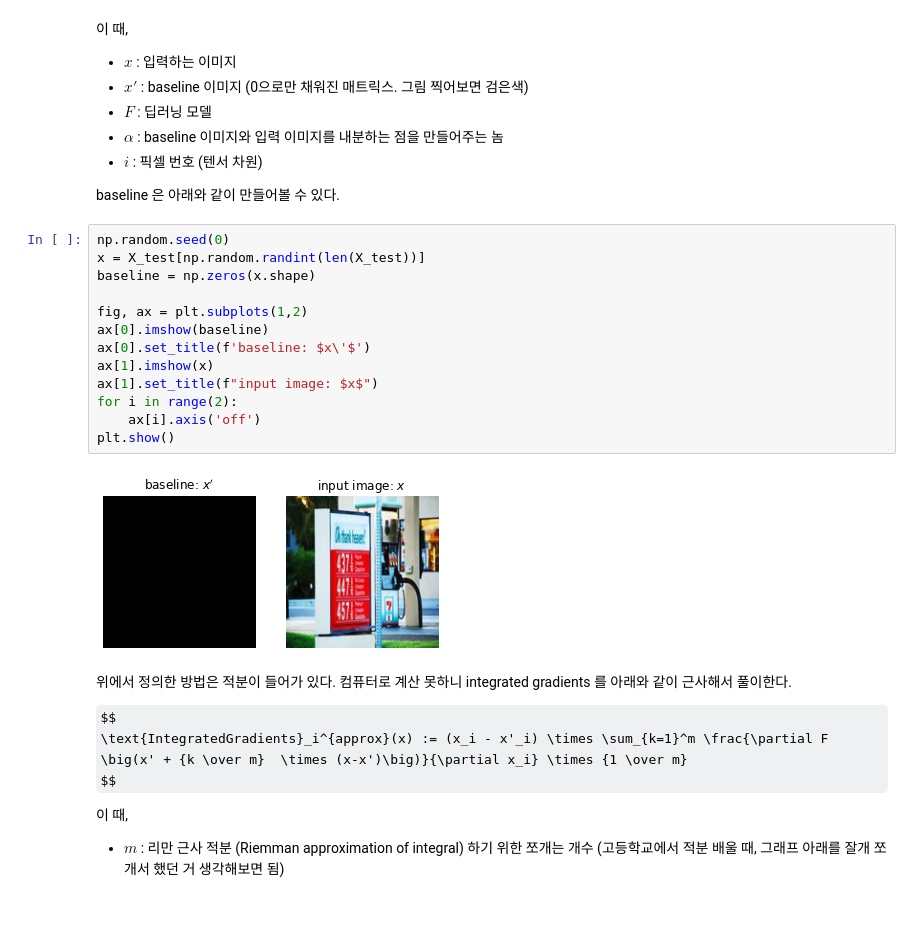
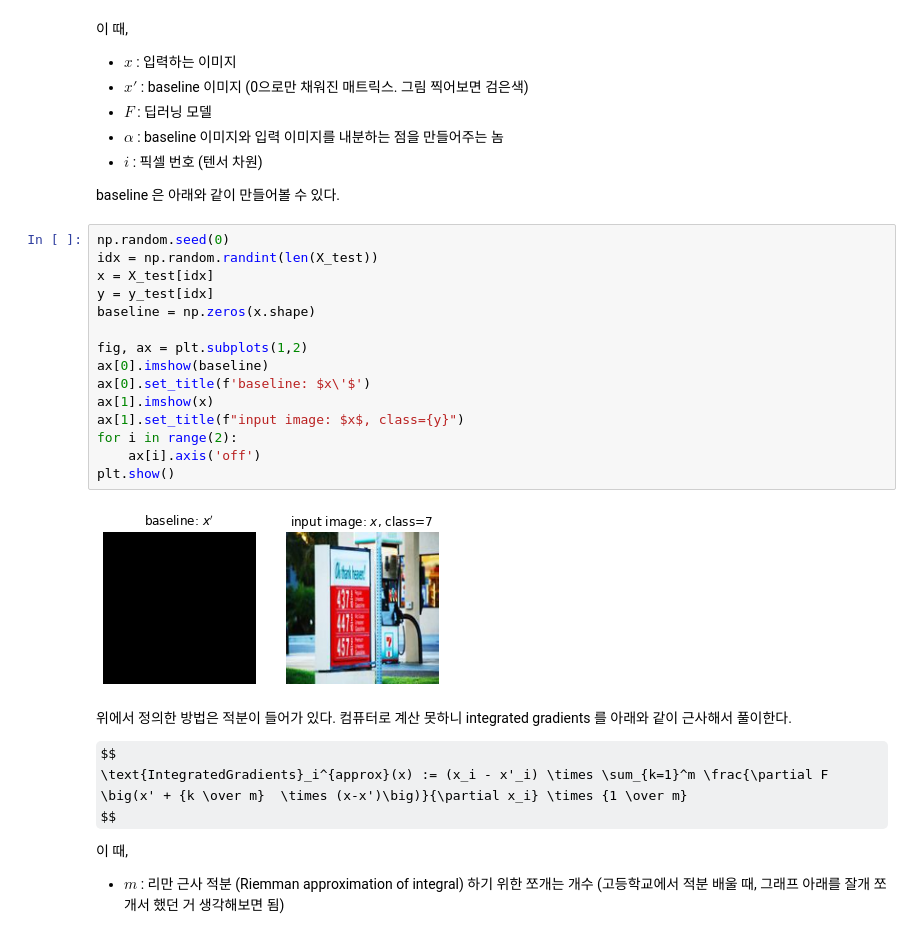
Before and after one commit to hyerica-bdml/tensorflow-2-tutorials, a Jupyter notebook: 07-visualization/05-integrated-gradient.ipynb, the cells around one changed output. Cells and saved outputs as stored; diff of their text form; some formulas as TeX source.

```diff
--- a/07-visualization/05-integrated-gradient.ipynb
+++ b/07-visualization/05-integrated-gradient.ipynb
@@ -168,19 +168,21 @@ $$
 baseline 은 아래와 같이 만들어볼 수 있다.
 # %%
 np.random.seed(0)
-x = X_test[np.random.randint(len(X_test))]
+idx = np.random.randint(len(X_test))
+x = X_test[idx]
+y = y_test[idx]
 baseline = np.zeros(x.shape)
 
 fig, ax = plt.subplots(1,2)
 ax[0].imshow(baseline)
 ax[0].set_title(f'baseline: $x\'$')
 ax[1].imshow(x)
-ax[1].set_title(f"input image: $x$")
+ax[1].set_title(f"input image: $x$, class={y}")
 for i in range(2):
     ax[i].axis('off')
 plt.show()
 # %% [output]
-[figure, old version]
+[figure, new version]
 # %% [markdown]
 위에서 정의한 방법은 적분이 들어가 있다. 컴퓨터로 계산 못하니 integrated gradients 를 아래와 같이 근사해서 풀이한다.
 
```
Also changed, not shown: parts of 7 cells of this notebook.
